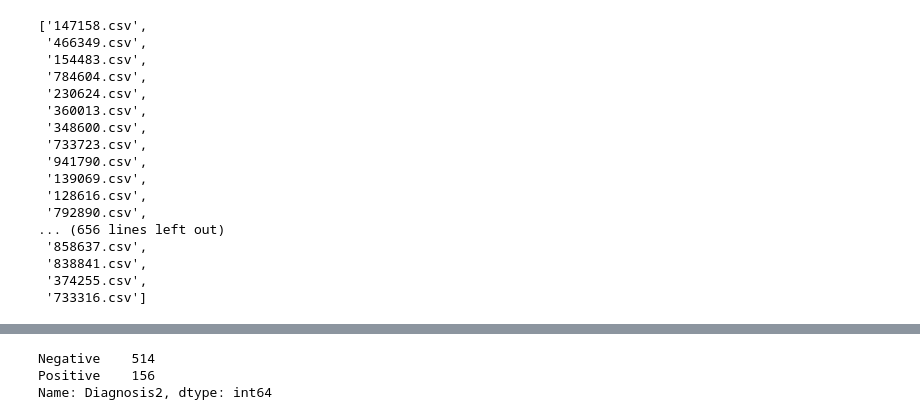
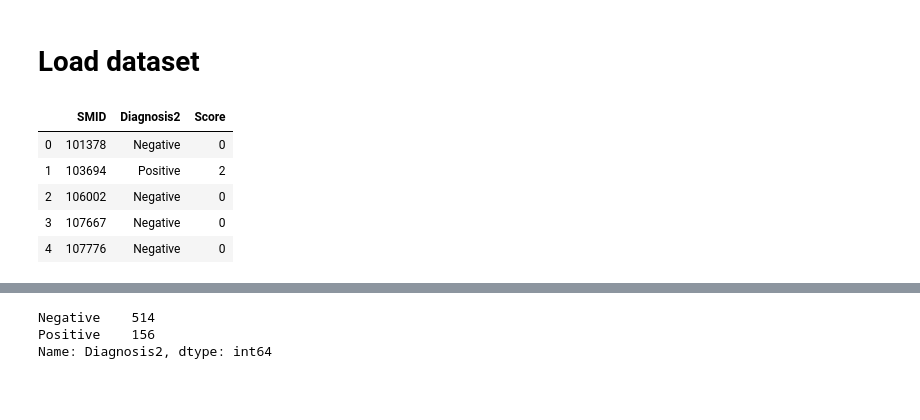
Before and after one commit to elisaoh/fb_data, a Jupyter notebook: FB.ipynb, the cells around one changed output, grey strips where cells are left out. Cells and saved outputs as stored; diff of their text form; code cells hidden in the pictures; blank space fills up the shorter version.

```diff
--- a/FB.ipynb
+++ b/FB.ipynb
@@ -3,0 +9,2 @@ import os
+# %% [markdown]
+# Load dataset
@@ -4,24 +20,12 @@ import os
 # %%
 data_folder = "held_in_csv/"
-# %%
-os.listdir("held_in_csv")
-# %% [output]
-['147158.csv',
- '466349.csv',
- '154483.csv',
- '784604.csv',
- '230624.csv',
- '360013.csv',
- '348600.csv',
- '733723.csv',
- '941790.csv',
- '139069.csv',
- '128616.csv',
- '792890.csv',
-... (656 lines left out)
- '858637.csv',
- '838841.csv',
- '374255.csv',
- '733316.csv']
 # %%
 labels_df = pd.read_csv(data_folder + "Y_held_in.csv")
+labels_df.head()
+# %% [output]
+|  | SMID | Diagnosis2 | Score |
+| 0 | 101378 | Negative | 0 |
+| 1 | 103694 | Positive | 2 |
+| 2 | 106002 | Negative | 0 |
+| 3 | 107667 | Negative | 0 |
+| 4 | 107776 | Negative | 0 |
```
Also changed, not shown: parts of 31 cells of this notebook.
